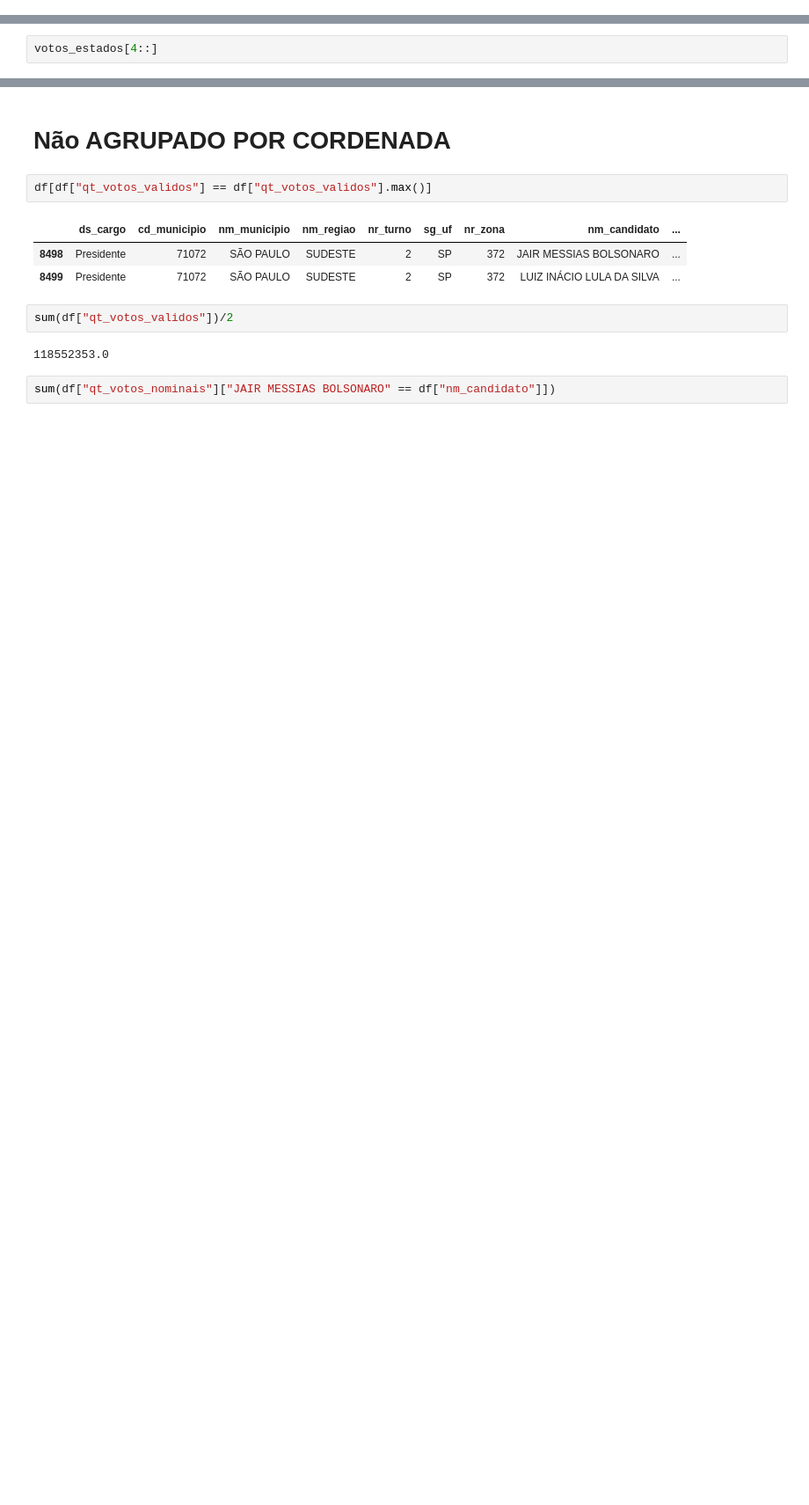
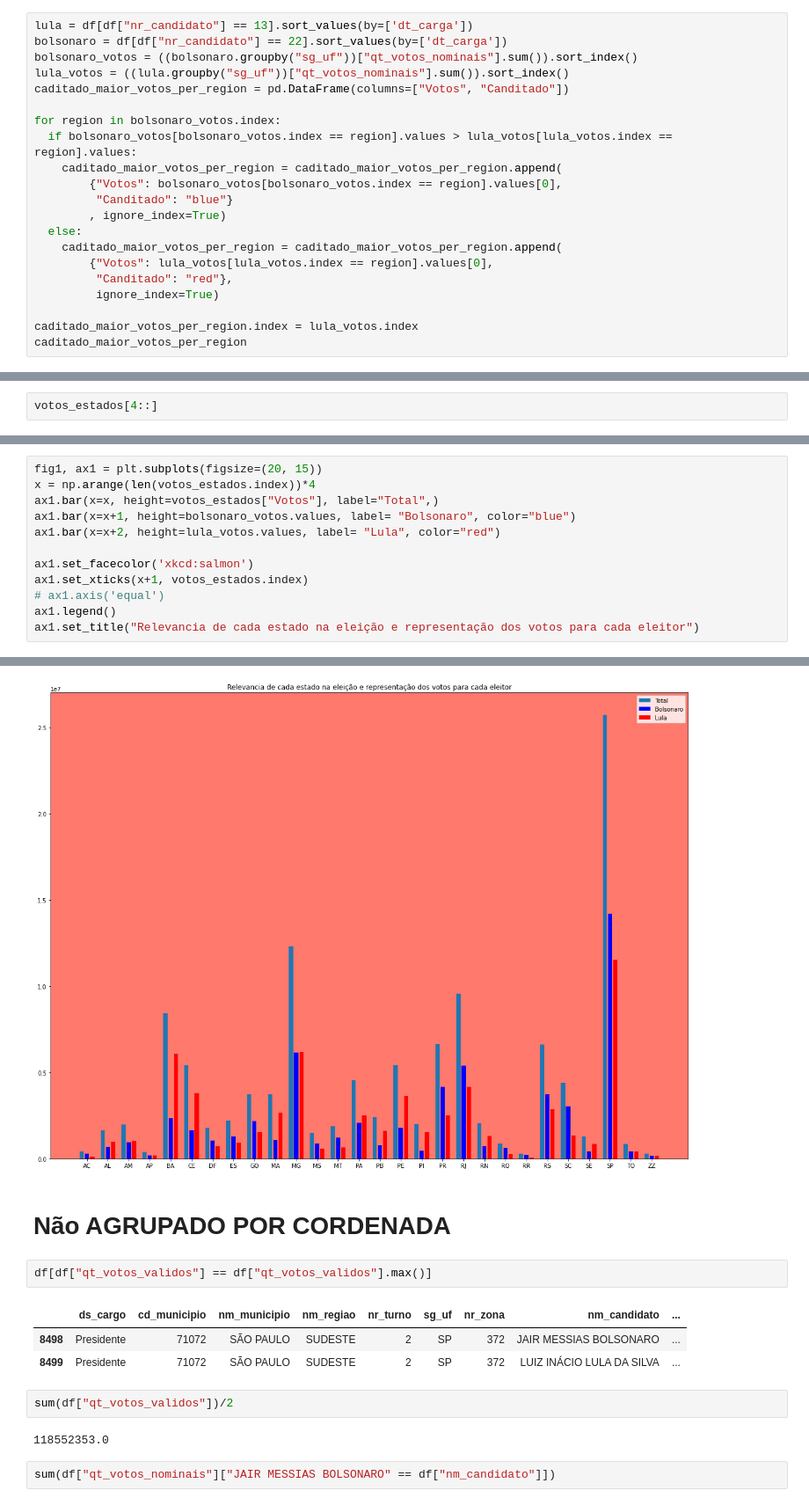
Before and after one commit to Winzen/Analises-Eleicao-2022-Presidencia, a Jupyter notebook: Segundo Turno/Analises Gerais/eleição_segundo_turno_presidente_git.ipynb, the cells around one changed output, grey strips where cells are left out. Shown: that part at 88% size. Cells and saved outputs as stored; diff of their text form; blank space fills up the shorter version.

```diff
--- a/Segundo Turno/Analises Gerais/eleição_segundo_turno_presidente_git.ipynb
+++ b/Segundo Turno/Analises Gerais/eleição_segundo_turno_presidente_git.ipynb
@@ -22,3 +15,24 @@ len(df["sg_uf"])
 12566
 # %% [markdown]
 # Relevancia de cada estado na eleição
+# %%
+lula = df[df["nr_candidato"] == 13].sort_values(by=['dt_carga'])
+bolsonaro = df[df["nr_candidato"] == 22].sort_values(by=['dt_carga'])
+bolsonaro_votos = ((bolsonaro.groupby("sg_uf"))["qt_votos_nominais"].sum()).sort_index()
+lula_votos = ((lula.groupby("sg_uf"))["qt_votos_nominais"].sum()).sort_index()
+caditado_maior_votos_per_region = pd.DataFrame(columns=["Votos", "Canditado"])
+
+for region in bolsonaro_votos.index:
+  if bolsonaro_votos[bolsonaro_votos.index == region].values > lula_votos[lula_votos.index == region].values:
+    caditado_maior_votos_per_region = caditado_maior_votos_per_region.append(
+        {"Votos": bolsonaro_votos[bolsonaro_votos.index == region].values[0],
+         "Canditado": "blue"}
+        , ignore_index=True)
+  else:
+    caditado_maior_votos_per_region = caditado_maior_votos_per_region.append(
+        {"Votos": lula_votos[lula_votos.index == region].values[0],
+         "Canditado": "red"},
+         ignore_index=True)
+
+caditado_maior_votos_per_region.index = lula_votos.index
+caditado_maior_votos_per_region
@@ -72,0 +81,13 @@ Text(0.5, 1.0, 'Relevancia de cada estado na eleição')
+# %%
+fig1, ax1 = plt.subplots(figsize=(20, 15))
+x = np.arange(len(votos_estados.index))*4
+ax1.bar(x=x, height=votos_estados["Votos"], label="Total",)
+ax1.bar(x=x+1, height=bolsonaro_votos.values, label= "Bolsonaro", color="blue")
+ax1.bar(x=x+2, height=lula_votos.values, label= "Lula", color="red")
+
+ax1.set_facecolor('xkcd:salmon')
+ax1.set_xticks(x+1, votos_estados.index)
+# ax1.axis('equal')
+ax1.legend()
+ax1.set_title("Relevancia de cada estado na eleição e representação dos votos para cada eleitor")
+# %% [output]
@@ -73,3 +95,4 @@ Text(0.5, 1.0, 'Relevancia de cada estado na eleição')
+[figure, added]
 # %% [markdown]
 # Não AGRUPADO POR CORDENADA
 # %%
```
Also changed, not shown: parts of 9 cells of this notebook.
